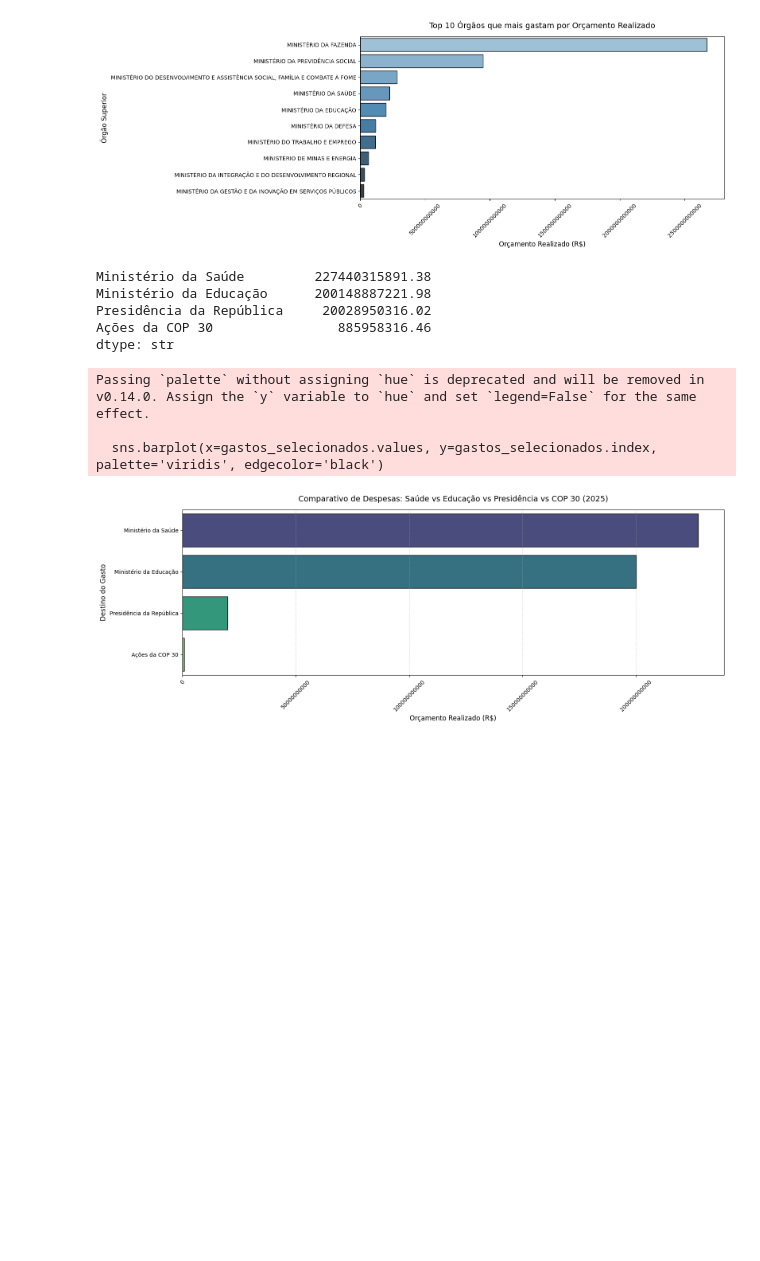
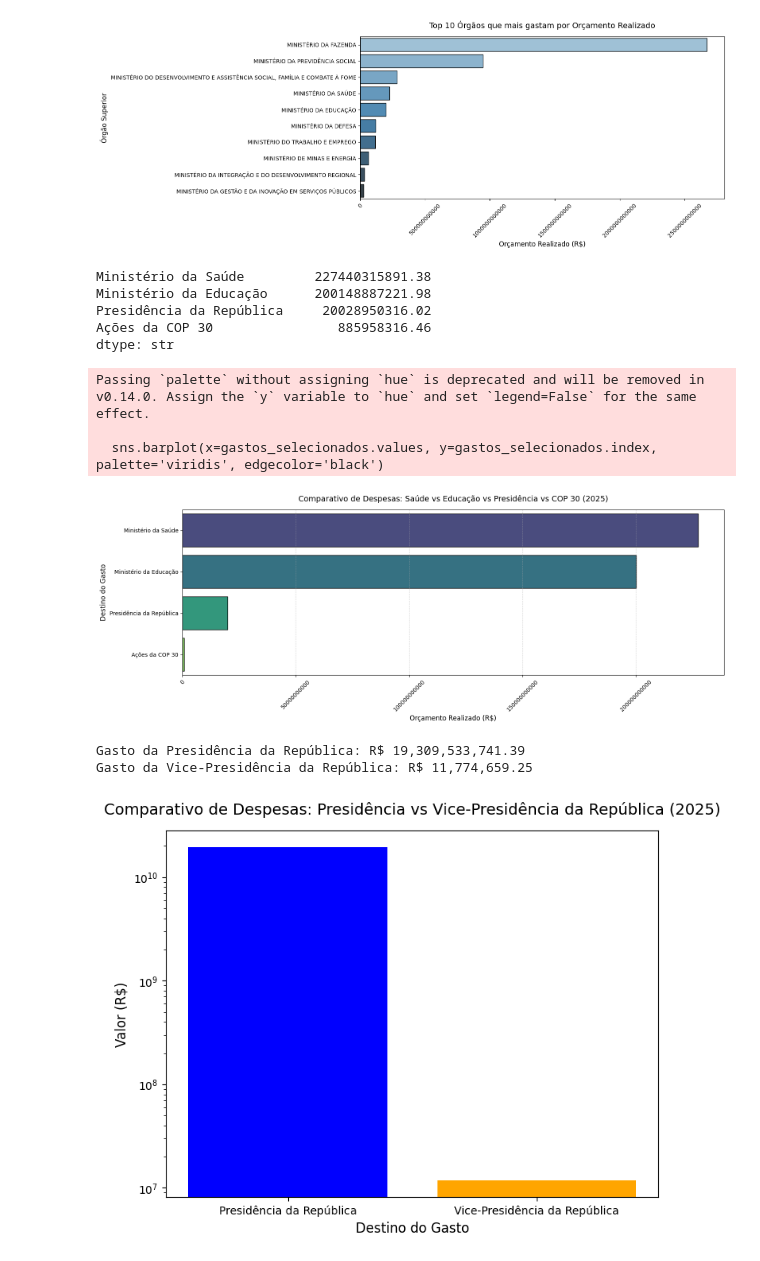
Before and after one commit to fehiarita/orcamento_despesa-2025, a Jupyter notebook: Notebooks/analise_inicial.ipynb, the cells around one changed output. Cells and saved outputs as stored; diff of their text form; code cells hidden in the pictures; blank space fills up the shorter version.

Commit message:
desenvolvimento de graficos a partir da analise do csv
Análise comparativa dos gastos da Presidência da República e da Vice-presidência da República por meio de uma gráfico com matplotlib

```diff
--- a/Notebooks/analise_inicial.ipynb
+++ b/Notebooks/analise_inicial.ipynb
@@ -317,3 +314,21 @@ Passing `palette` without assigning `hue` is deprecated and will be removed in v
 
   sns.barplot(x=gastos_selecionados.values, y=gastos_selecionados.index, palette='viridis', edgecolor='black')
 [figure]
+# %%
+#Gráfico comparativo de despesas da Presidencia da República para com a Vice-Presidência da República
+gasto_presidencia = ler_csv[ler_csv['NOME ÓRGÃO SUBORDINADO'].str.contains('PRESIDÊNCIA DA REPÚBLICA', na=False)]['ORÇAMENTO REALIZADO (R$)'].sum()
+print(f"Gasto da Presidência da República: R$ {gasto_presidencia:,.2f}")
+gasto_vice_presidencia = ler_csv[ler_csv['NOME ÓRGÃO SUBORDINADO'].str.contains('GABINETE DA VICE-PRESIDÊNCIA DA REPÚBLICA', na=False)]['ORÇAMENTO REALIZADO (R$)'].sum()
+print(f"Gasto da Vice-Presidência da República: R$ {gasto_vice_presidencia:,.2f}")
+plt.figure(figsize=(8, 6))
+plt.bar(['Presidência da República', 'Vice-Presidência da República'], [gasto_presidencia, gasto_vice_presidencia], color=['blue', 'orange'])
+plt.title('Comparativo de Despesas: Presidência vs Vice-Presidência da República (2025)', fontsize=14, pad=15)
+plt.xlabel('Destino do Gasto', fontsize=12)
+plt.ylabel('Valor (R$)', fontsize=12)
+plt.yscale('log')
+plt.savefig('comparativo_presidencia_vice.png', dpi=300)
+plt.show()
+# %% [output]
+Gasto da Presidência da República: R$ 19,309,533,741.39
+Gasto da Vice-Presidência da República: R$ 11,774,659.25
+[figure, added]
```
Also changed, not shown: parts of 3 cells of this notebook, 1 other file.
